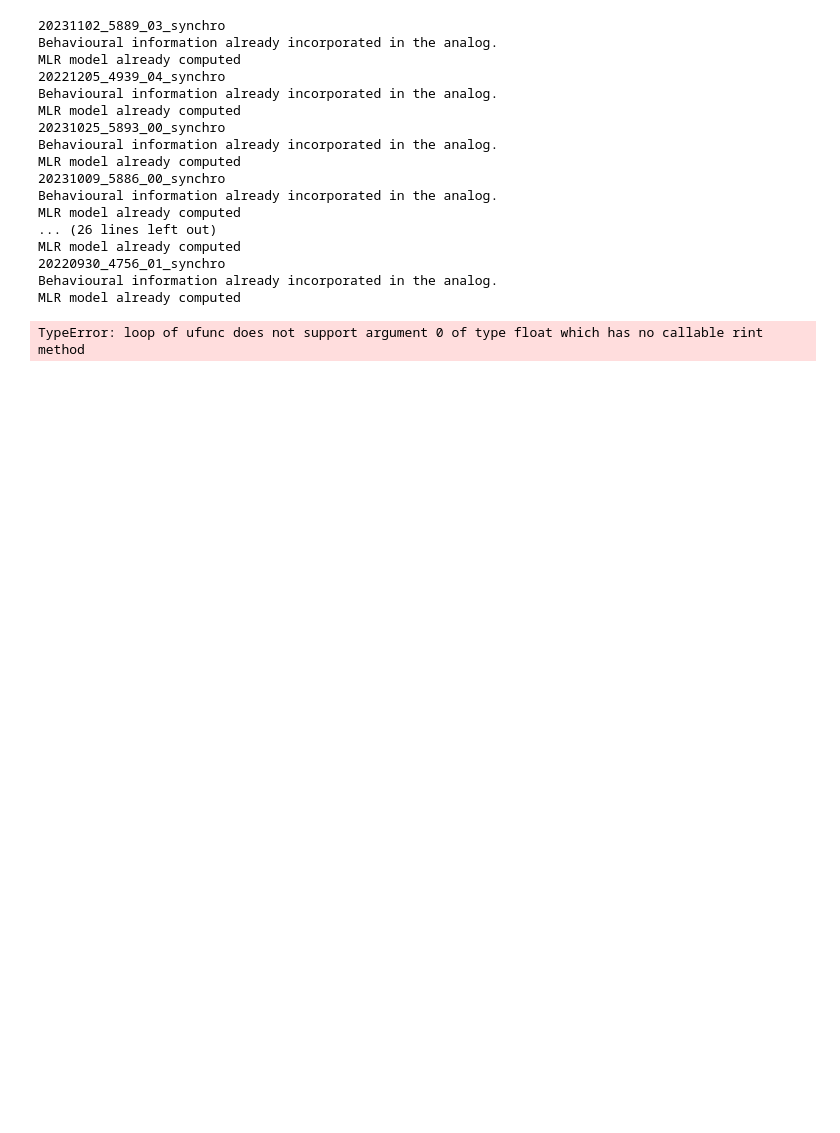
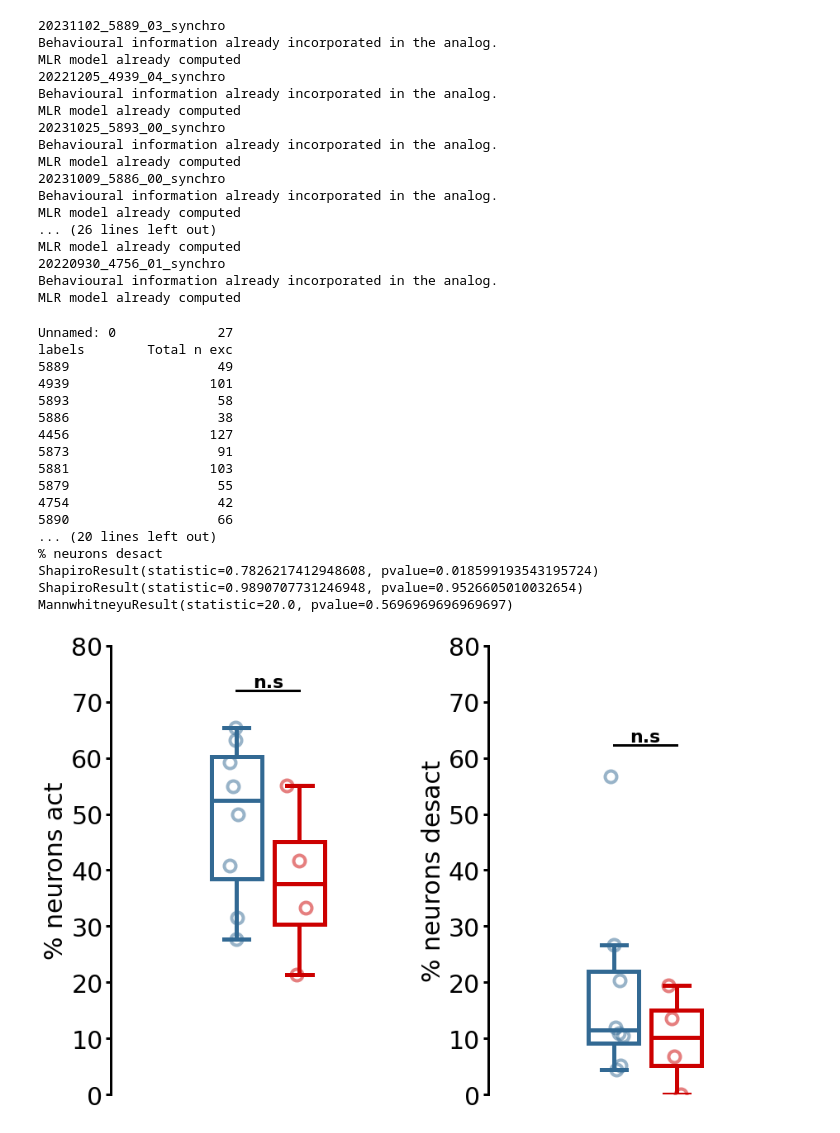
Before and after one commit to OuraniaSem/Percephone, a Jupyter notebook: Figures/mlr_output.ipynb, the cells around one changed output. Saved outputs shown, nothing was run; the diff lists cells and outputs as text; code cells hidden in the pictures; blank space fills up the shorter version.

```diff
--- a/Figures/mlr_output.ipynb
+++ b/Figures/mlr_output.ipynb
@@ -97,38 +98,57 @@ MLR model already computed
 # %%
 dictionnary_data_exc = pd.read_excel("output_exc.xlsx", sheet_name="mlr_model")
 df_exc = pd.DataFrame(dictionnary_data_exc)
 genotype_exc = df_exc.iloc[-1]
 
 act_wt_exc = df_exc[df_exc["labels"].str.startswith(('(1', 'Genotype'))]
 df_act_exc = pd.DataFrame(act_wt_exc)
 wt_act_exc = df_act_exc.iloc[:-1][genotype_exc[genotype_exc == 'WT'].index]
 sum_wt_act_exc = wt_act_exc.sum(axis=0)
-per_wt_act_exc = round((sum_wt_act_exc/df_exc.iloc[-4][genotype_exc == 'WT'])*100)
+per_wt_act_exc = (sum_wt_act_exc/df_exc.iloc[-4][genotype_exc == 'WT'])*100
+print(df_exc.iloc[-4])
+print(df_exc.iloc[-4][genotype_exc == 'WT'])
 act_ko_exc = df_exc[df_exc["labels"].str.startswith(('(1', 'Genotype'))]
 df_act_exc = pd.DataFrame(act_ko_exc)
-ko_act_exc = df_act_exc.iloc[:-1][genotype_exc[genotype_exc == 'KO'].index]
+ko_act_exc = df_act_exc.iloc[:-1][genotype_exc[genotype_exc == 'KO-Hypo'].index]
 sum_KO_act_exc = ko_act_exc.sum(axis=0)
-per_ko_act_exc = round((sum_KO_act_exc/df_exc.iloc[-4][genotype_exc == 'KO'])*100)
+per_ko_act_exc = (sum_KO_act_exc/df_exc.iloc[-4][genotype_exc == 'KO-Hypo'])*100
 ylabel1 = '% neurons act'
 
 desact_wt_exc = df_exc[df_exc["labels"].str.startswith(('(-1', 'Genotype'))]
 df_desact_exc = pd.DataFrame(desact_wt_exc)
 wt_desact_exc = df_desact_exc.iloc[:-1][genotype_exc[genotype_exc == 'WT'].index]
 sum_wt_desact_exc = wt_desact_exc.sum(axis=0)
-per_wt_desact_exc = round((sum_wt_desact_exc / df_exc.iloc[-4][genotype_exc == 'WT']) * 100)
+per_wt_desact_exc = (sum_wt_desact_exc / df_exc.iloc[-4][genotype_exc == 'WT']) * 100
 desact_ko_exc = df_exc[df_exc["labels"].str.startswith(('(-1', 'Genotype'))]
 df_desact_exc = pd.DataFrame(desact_ko_exc)
-ko_desact_exc = df_desact_exc.iloc[:-1][genotype_exc[genotype_exc == 'KO'].index]
+ko_desact_exc = df_desact_exc.iloc[:-1][genotype_exc[genotype_exc =='KO-Hypo'].index]
 sum_KO_desact_exc = ko_desact_exc.sum(axis=0)
-per_ko_desact_exc = round((sum_KO_desact_exc / df_exc.iloc[-4][genotype_exc == 'KO']) * 100)
+per_ko_desact_exc = (sum_KO_desact_exc / df_exc.iloc[-4][genotype_exc == 'KO-Hypo']) * 100
 ylabel2_exc = '% neurons desact'
 
 fig, ax = plt.subplots(1, 2, figsize=(15, 10))
 
 boxplot(ax[0],list(per_wt_act_exc), list(per_ko_act_exc), ylabel1)
-boxplot(ax[1],list(per_wt_desact_exc), list(per_ko_desact_exc),ylabel2_exc, ylim=[0,45])
+boxplot(ax[1],list(per_wt_desact_exc), list(per_ko_desact_exc),ylabel2_exc, ylim=[0,80])
 # %% [output]
-TypeError: loop of ufunc does not support argument 0 of type float which has no callable rint method
+Unnamed: 0             27
+labels        Total n exc
+5889                   49
+4939                  101
+5893                   58
+5886                   38
+4456                  127
+5873                   91
+5881                  103
+5879                   55
+4754                   42
+5890                   66
+... (20 lines left out)
+% neurons desact
+ShapiroResult(statistic=0.7826217412948608, pvalue=0.018599193543195724)
+ShapiroResult(statistic=0.9890707731246948, pvalue=0.9526605010032654)
+MannwhitneyuResult(statistic=20.0, pvalue=0.5696969696969697)
+[figure, added]
 # %%
 dictionnary_data_inh = pd.read_excel("output_inh.xlsx", sheet_name="mlr_model")
 df_inh = pd.DataFrame(dictionnary_data_inh)
```
Also changed, not shown: parts of 5 cells of this notebook.
